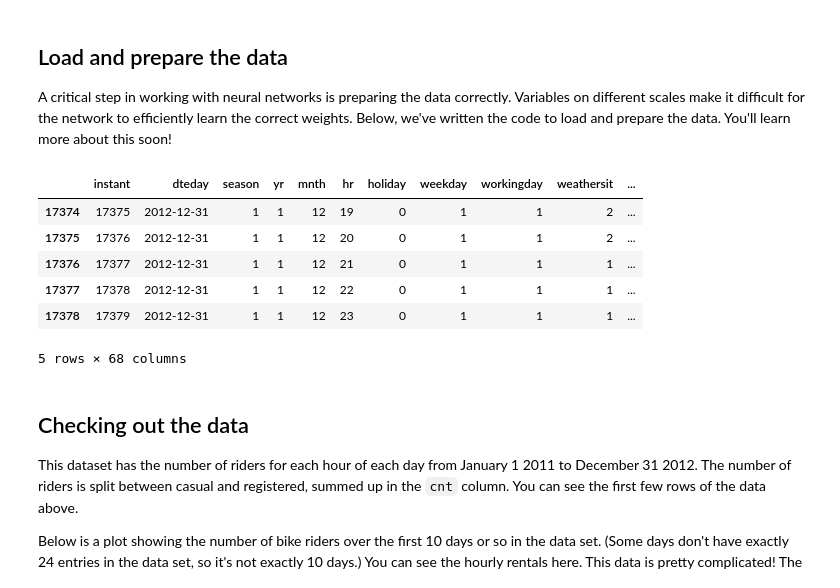
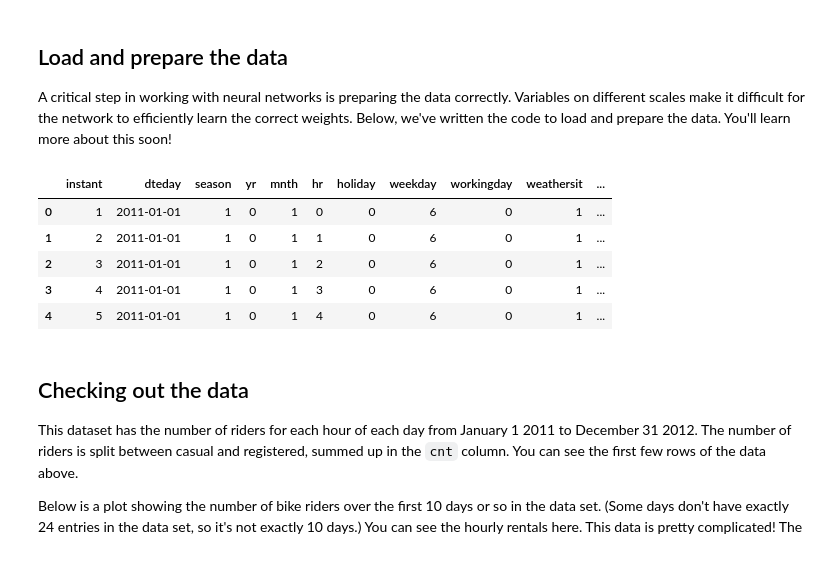
Before and after one commit to wallyt/DLND_first_neural_net, a Jupyter notebook: Your_first_neural_network.ipynb, the cells around one changed output. Cells and saved outputs as stored; diff of their text form; code cells hidden in the pictures.

```diff
--- a/Your_first_neural_network.ipynb
+++ b/Your_first_neural_network.ipynb
@@ -18,15 +18,14 @@ data_path = 'Bike-Sharing-Dataset/hour.csv'
 
 rides = pd.read_csv(data_path)
 # %%
-rides.tail()
+rides.head()
 # %% [output]
 |  | instant | dteday | season | yr | mnth | hr | holiday | weekday | workingday | weathersit | ... |
-| 17374 | 17375 | 2012-12-31 | 1 | 1 | 12 | 19 | 0 | 1 | 1 | 2 | ... |
-| 17375 | 17376 | 2012-12-31 | 1 | 1 | 12 | 20 | 0 | 1 | 1 | 2 | ... |
-| 17376 | 17377 | 2012-12-31 | 1 | 1 | 12 | 21 | 0 | 1 | 1 | 1 | ... |
-| 17377 | 17378 | 2012-12-31 | 1 | 1 | 12 | 22 | 0 | 1 | 1 | 1 | ... |
-| 17378 | 17379 | 2012-12-31 | 1 | 1 | 12 | 23 | 0 | 1 | 1 | 1 | ... |
+| 0 | 1 | 2011-01-01 | 1 | 0 | 1 | 0 | 0 | 6 | 0 | 1 | ... |
+| 1 | 2 | 2011-01-01 | 1 | 0 | 1 | 1 | 0 | 6 | 0 | 1 | ... |
+| 2 | 3 | 2011-01-01 | 1 | 0 | 1 | 2 | 0 | 6 | 0 | 1 | ... |
+| 3 | 4 | 2011-01-01 | 1 | 0 | 1 | 3 | 0 | 6 | 0 | 1 | ... |
+| 4 | 5 | 2011-01-01 | 1 | 0 | 1 | 4 | 0 | 6 | 0 | 1 | ... |
-5 rows × 68 columns
 # %% [markdown]
 ## Checking out the data
 
```
Also changed, not shown: parts of 5 cells of this notebook, 1 other file.
